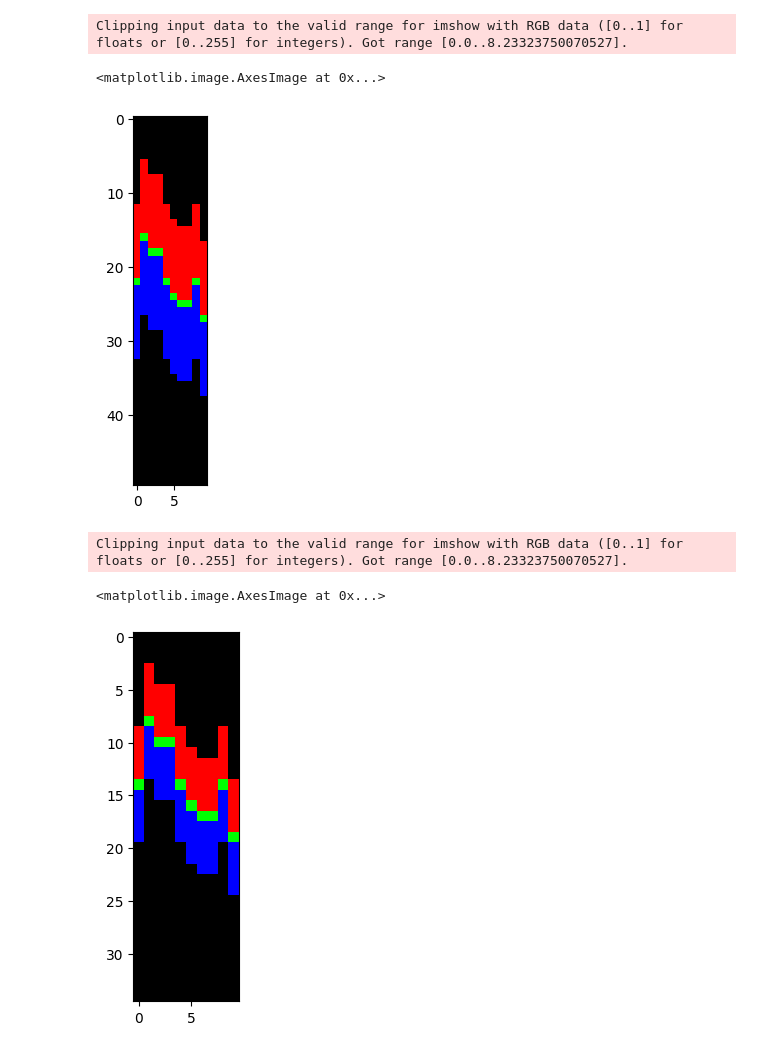
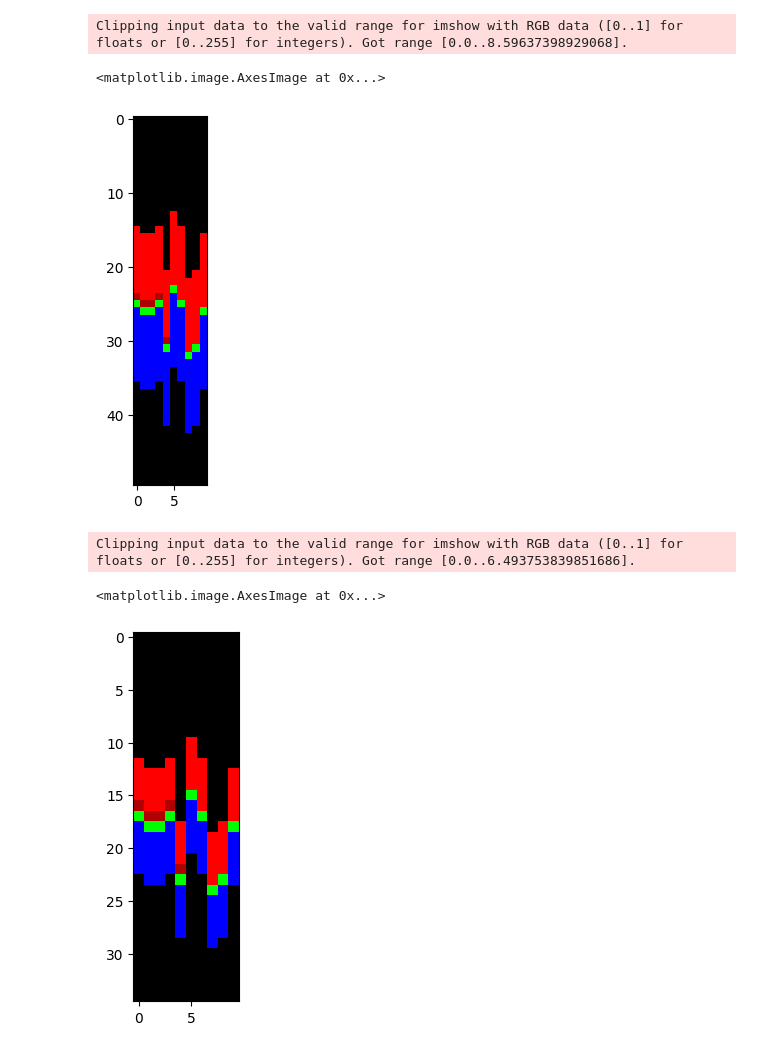
Before and after one commit to jackthompsondb/CNN-LOB-HighFrequency, a Jupyter notebook: CNNimagegen.ipynb, the cells around one changed output. Cells and saved outputs as stored; diff of their text form; code cells hidden in the pictures.

```diff
--- a/CNNimagegen.ipynb
+++ b/CNNimagegen.ipynb
@@ -5,7 +5,7 @@ import matplotlib.pyplot as plt
 import seaborn as sns
 import matplotlib.colors as mcolors
 # %%
-df = pd.read_csv(r"Stocks\MSFT\cleaned_data\MSFT_2019-01-03_34200000_57600000_orderbook_10.csv")
+df = pd.read_csv(r"Stocks\FB\cleaned_data\FB_2019-01-03_34200000_57600000_orderbook_10.csv")
 del df["Order_ID"]
 del df["Event_Type"]
 df["DateTime"] = pd.to_datetime(df["DateTime"], format='%Y-%m-%d %H:%M:%S:%f')
@@ -150,7 +150,7 @@ plt.scatter(df.iloc[t].name,df.iloc[t]["Return"])
 plt.title("log-Returns (10:00:00.000  to 10:00:00.900)  ")
 
 plt.subplot(2,2,3)
-t = 4200
+t = 9000
 grid= create_image_updown_vol(t,lookback)
 plt.imshow(grid,cmap="gray",vmin=0)
 plt.colorbar()
@@ -161,31 +161,4 @@ plt.title("log-Returns (12:29:59.1 to 12:30:00)")
 
 plt.subplots_adjust(hspace=0.4)
 plt.show()
-
-plt.figure(figsize=(10, 5))
-plt.subplot(2,2,1)
-t = 51
-lookback = 15
-grid= create_image_side_vol(t,lookback)
-plt.imshow(grid,cmap="gray",vmin=0)
-plt.colorbar()
-plt.subplot(2,2,2)
-plt.plot(df["Return"][t+1-lookback:t+1])
-plt.scatter(df.iloc[t].name,df.iloc[t]["Return"])
-plt.title("log-Returns (10:00:00.000  to 10:00:00.900)  ")
-
-
-
-plt.subplot(2,2,3)
-t = 90
-grid= create_image_side_vol(t,lookback)
-plt.imshow(grid,cmap="gray",vmin=0)
-plt.colorbar()
-plt.subplot(2,2,4)
-plt.plot(df["Return"][t+1-lookback:t+1])
-plt.scatter(df.iloc[t].name,df.iloc[t]["Return"])
-plt.title("log-Returns (12:29:59.1 to 12:30:00)")
-
-plt.subplots_adjust(hspace=0.4)
-plt.show()
 # %% [output]
@@ -311,12 +283,12 @@ def create_image_updown_vol_mid_triple_l10(t,lookback):
         grid[h_offset+mid,w_offset,1] = 1
     return grid
 
-grid = create_image_updown_vol_mid_triple_l10(15,10)
+grid = create_image_updown_vol_mid_triple_l10(100,10)
 plt.imshow(grid,cmap="grey",vmin=0)
 # %% [output]
-Clipping input data to the valid range for imshow with RGB data ([0..1] for floats or [0..255] for integers). Got range [0.0..8.23323750070527].
+Clipping input data to the valid range for imshow with RGB data ([0..1] for floats or [0..255] for integers). Got range [0.0..8.59637398929068].
 <matplotlib.image.AxesImage at 0x...>
-[figure, old version]
+[figure, new version]
 # %%
 def create_image_updown_vol_mid_triple_l5(t,lookback):
 
@@ -326,36 +298,36 @@ def create_image_updown_vol_mid_triple_l5(t,lookback):
     width = width + 2
     origin = df.iloc[t]["Price"]
     max_vols = np.zeros(lookback)
     for w in range(1,lookback+1):
         row = df.iloc[t-w+1]
         #print(row.name)
         w_offset = width-w-2
         h_offset = int(((10000*(origin - row["Price"])/origin)+1).round(1))
         direction = np.sum(df["Price_Direction"][t-w:t-w+1])
         mid = int(np.floor(height/2))+int(direction.sum())
         for i in range(1,6):
             ask_vol_i = row[f"Log_Ask_Volume_Level_{i}"]
             bid_vol_i = row[f"Log_Bid_Volume_Level_{i}"]
             grid[(h_offset+mid-(i)),w_offset,0] = ask_vol_i
             grid[(h_offset+mid+(i)),w_offset,2] = bid_vol_i
             largest = max(ask_vol_i,bid_vol_i)
             current = max_vols.max()
             max_vols[w-1] = max(largest,current)
     for w in range(1,lookback+1):
         row = df.iloc[t-w+1]
         w_offset = width-w-2
         direction = np.sum(df["Price_Direction"][t-w:t-w+1])
         mid = int(np.floor(height/2))+int(direction.sum())
         h_offset = int(((10000*(origin - row["Price"])/origin)+1).round(1))
         grid[h_offset+mid,w_offset,1] = 1
     return grid
 
-grid = create_image_updown_vol_mid_triple_l5(15,10)
+grid = create_image_updown_vol_mid_triple_l5(100,10)
 plt.imshow(grid,cmap="grey",vmin=0)
 # %% [output]
-Clipping input data to the valid range for imshow with RGB data ([0..1] for floats or [0..255] for integers). Got range [0.0..8.23323750070527].
+Clipping input data to the valid range for imshow with RGB data ([0..1] for floats or [0..255] for integers). Got range [0.0..6.493753839851686].
 <matplotlib.image.AxesImage at 0x...>
-[figure, old version]
+[figure, new version]
 # %%
 def create_image_updown_vol_mid_triple_l3(t,lookback,df):
 
```
Also changed, not shown: parts of 6 cells of this notebook, 20 other files.
